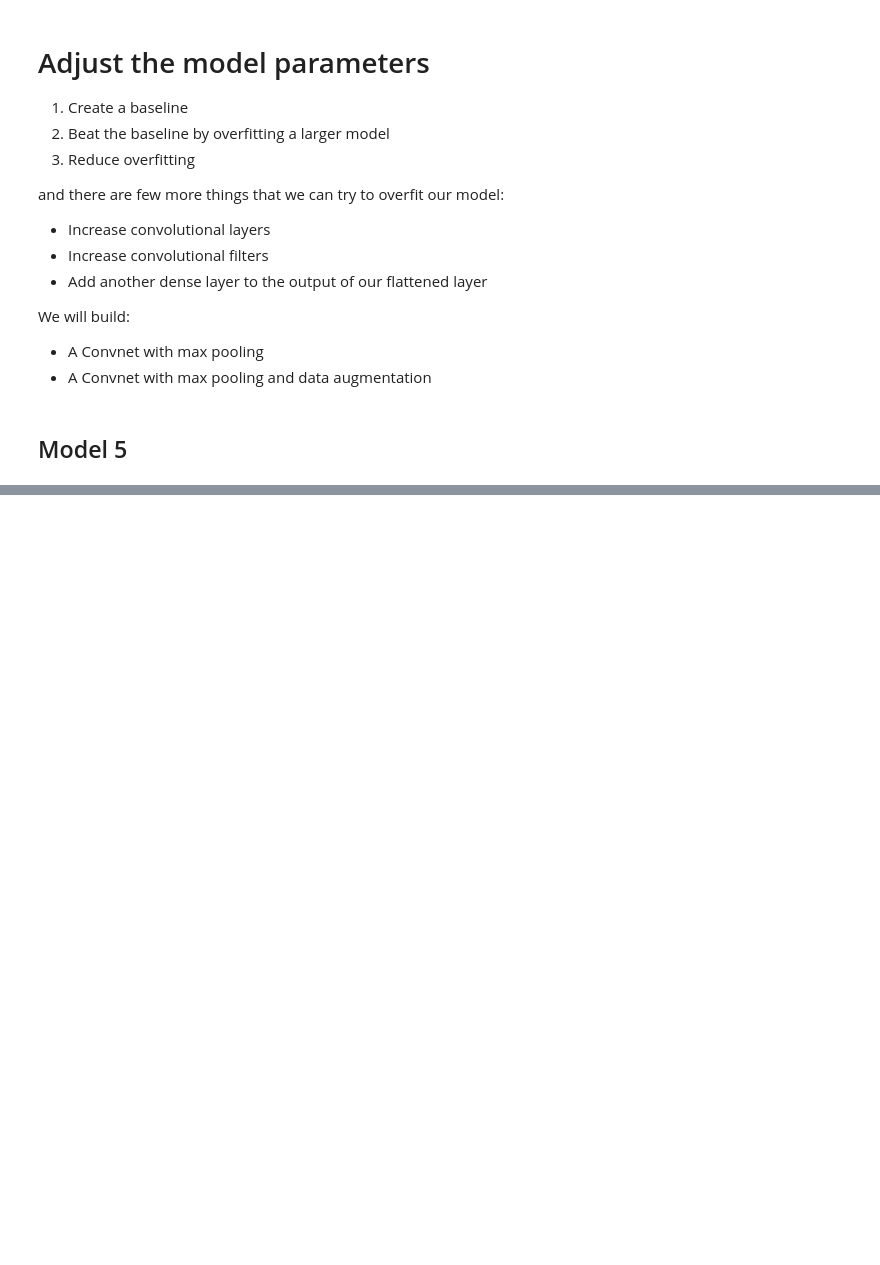
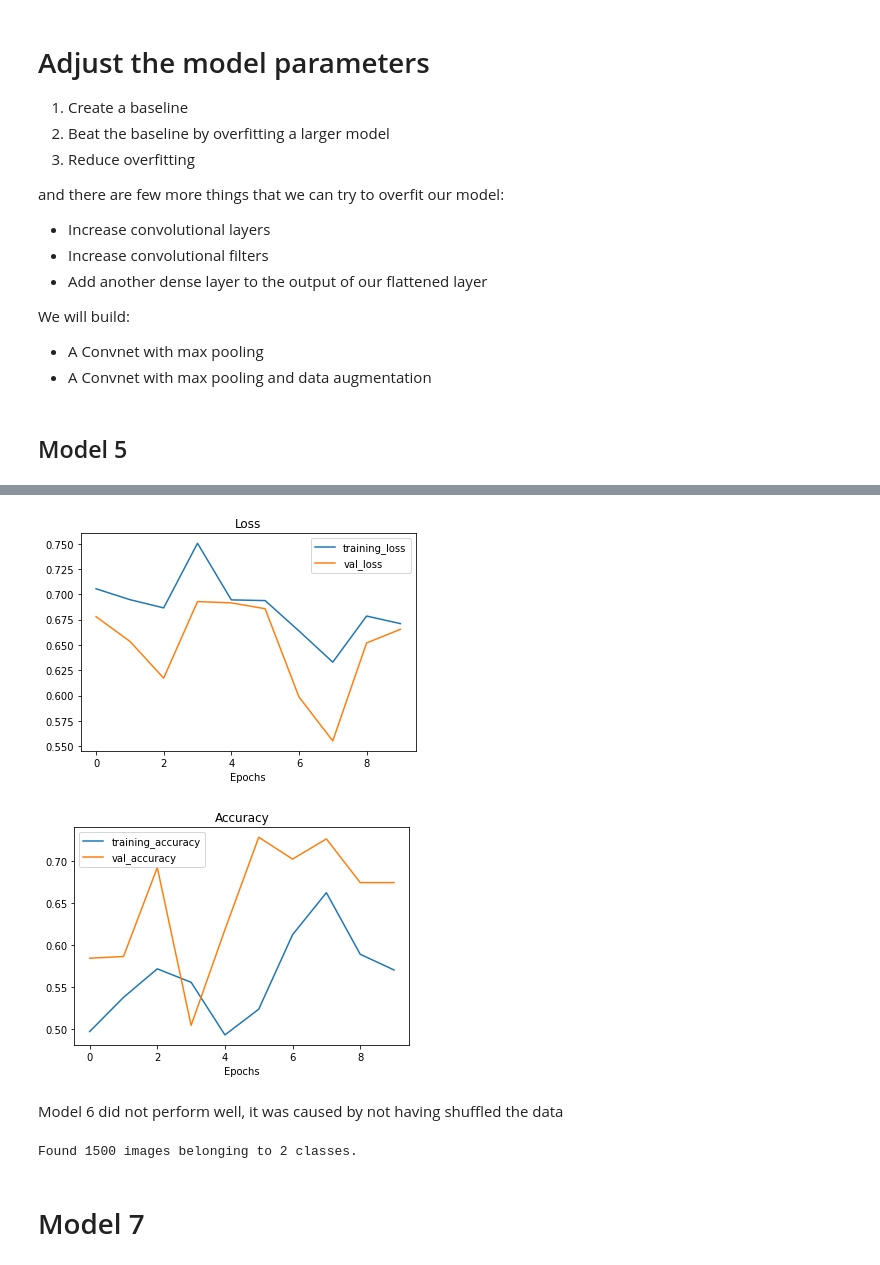
Before and after one commit to milioe/Moravec, a Jupyter notebook: 3_ComputerVision1.ipynb, the cells around one changed output, grey strips where cells are left out. Cells and saved outputs as stored; diff of their text form; code cells hidden in the pictures; blank space fills up the shorter version.

```diff
--- a/3_ComputerVision1.ipynb
+++ b/3_ComputerVision1.ipynb
@@ -711,0 +714,15 @@ plot_loss_curves(history_5)
+# %%
+# ImageDataGenerator
+
+train_datagen_augmented = ImageDataGenerator(rescale=1/255.,
+                                             rotation_range=20, # rotate image between 0 and 20 degrees
+                                             shear_range=0.2,
+                                             zoom_range=0.2,
+                                             width_shift_range=0.2,
+                                             height_shift_range=0.2,
+                                             horizontal_flip=True)
+
+train_datagen = ImageDataGenerator(rescale=1/255.)
+
+
+test_datagen = ImageDataGenerator(rescale=1/255.)
@@ -711,0 +780,27 @@ plot_loss_curves(history_5)
+# %%
+# Set random seed
+tf.random.set_seed(42)
+
+# 1. Create model
+model_6 = Sequential([
+  Conv2D(10, 3, activation="relu", input_shape=(224,224,3)),
+  MaxPool2D(pool_size=2), # reduce feature by half
+  Conv2D(10, 3, activation="relu", input_shape=(224,224,3)),
+  MaxPool2D(),
+  Conv2D(10, 3, activation="relu", input_shape=(224,224,3)),
+  MaxPool2D(),
+  Flatten(),
+  Dense(1, activation="sigmoid")
+])
+
+# 2. Compile model
+model_6.compile(loss="binary_crossentropy",
+                optimizer="Adam",
+                metrics=["accuracy"])
+
+# 3. Fit the model
+history_6 = model_6.fit(train_data_augmented_1,
+                        epochs=10,
+                        steps_per_epoch=len(train_data_augmented_1),
+                        validation_data=test_data,
+                        validation_steps=len(test_data))
@@ -711,0 +828,17 @@ plot_loss_curves(history_5)
+# %%
+plot_loss_curves(history_6)
+# %% [output]
+[figure, added]
+[figure, added]
+# %% [markdown]
+Model 6 did not perform well, it was caused by not having shuffled the data
+# %%
+train_data_augmented_2 = train_datagen_augmented.flow_from_directory(train_dir,
+                                                                   target_size=(224,224),
+                                                                   batch_size=32,
+                                                                   class_mode="binary",
+                                                                   shuffle=True)
+# %% [output]
+Found 1500 images belonging to 2 classes.
+# %% [markdown]
+# Model 7
```
Also changed, not shown: parts of 37 cells of this notebook.
